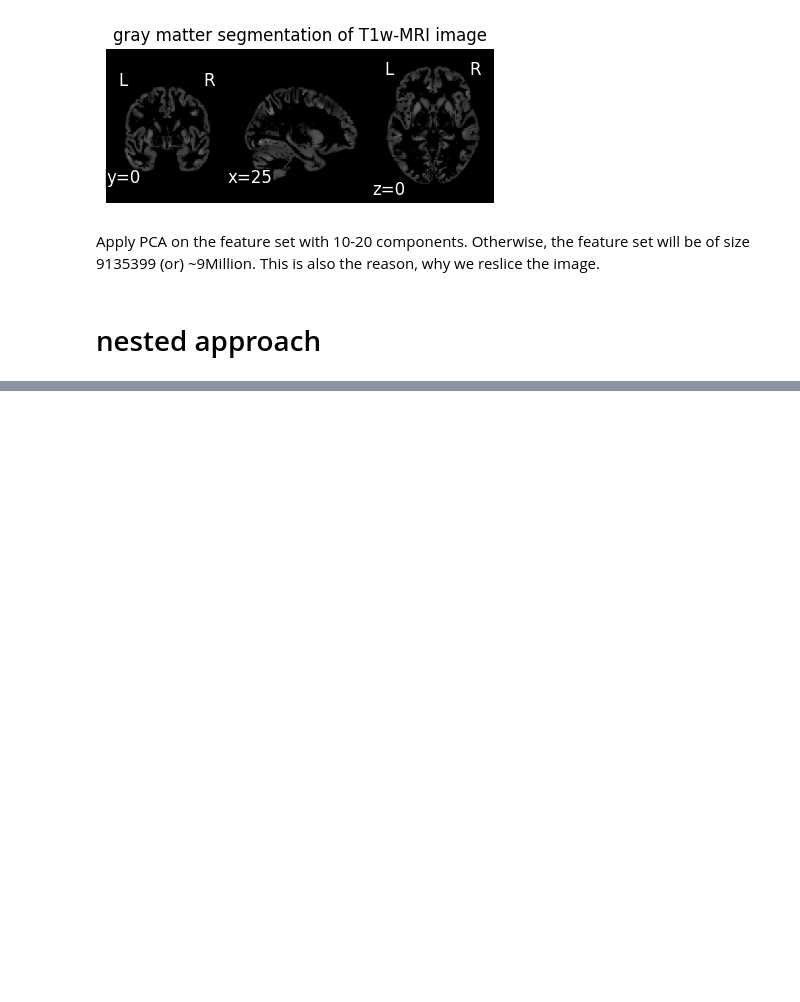
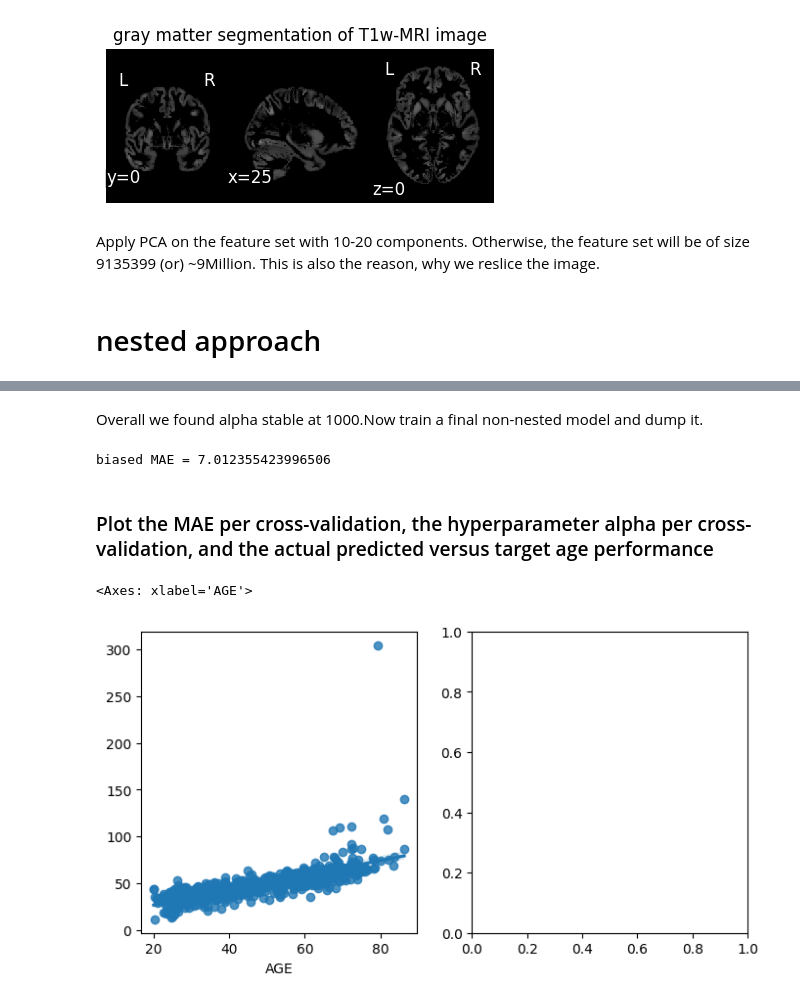
Before and after one commit to rkotikalapudi/brainAGE, a Jupyter notebook: brainAge.ipynb, the cells around one changed output, grey strips where cells are left out. Drawn from its saved outputs; the diff is of its cells as text; code cells hidden in the pictures; blank space fills up the shorter version.

```diff
--- a/brainAge.ipynb
+++ b/brainAge.ipynb
@@ -143,0 +144,20 @@ mean absolute error Final 0 is: 7.86
+# %% [markdown]
+Overall we found alpha stable at 1000.Now train a final non-nested model and dump it.
+# %%
+clf = Ridge(max_iter=1000, alpha=1000)
+clf.fit(X, y)
+joblib.dump(clf, 'final_model.joblib')
+
+use_model = joblib.load('final_model.joblib')
+predicted_age = use_model.predict(X)
+print(f'biased MAE = {mae(predicted_age, y)}')
+# %% [output]
+biased MAE = 7.012355423996506
+# %% [markdown]
+### Plot the MAE per cross-validation, the hyperparameter alpha per cross-validation, and the actual predicted versus target age performance
+# %%
+fig, (ax1,ax2) = plt.subplots(1,2,figsize=(8,4))
+sns.regplot(x = y, y = pred, ax=ax1)
+# %% [output]
+<Axes: xlabel='AGE'>
+[figure, added]
```
Also changed, not shown: parts of 3 cells of this notebook, 1 other file.
